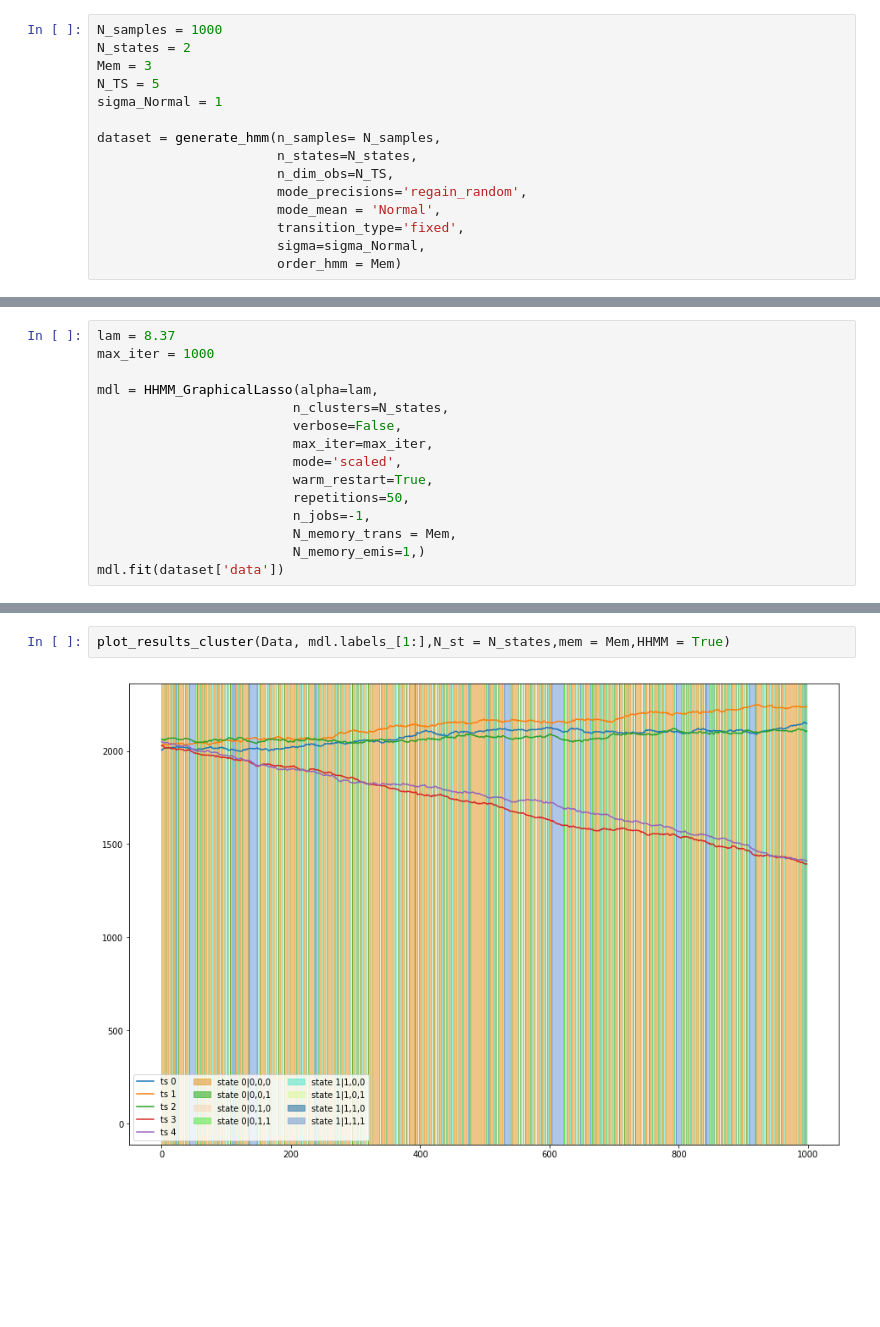
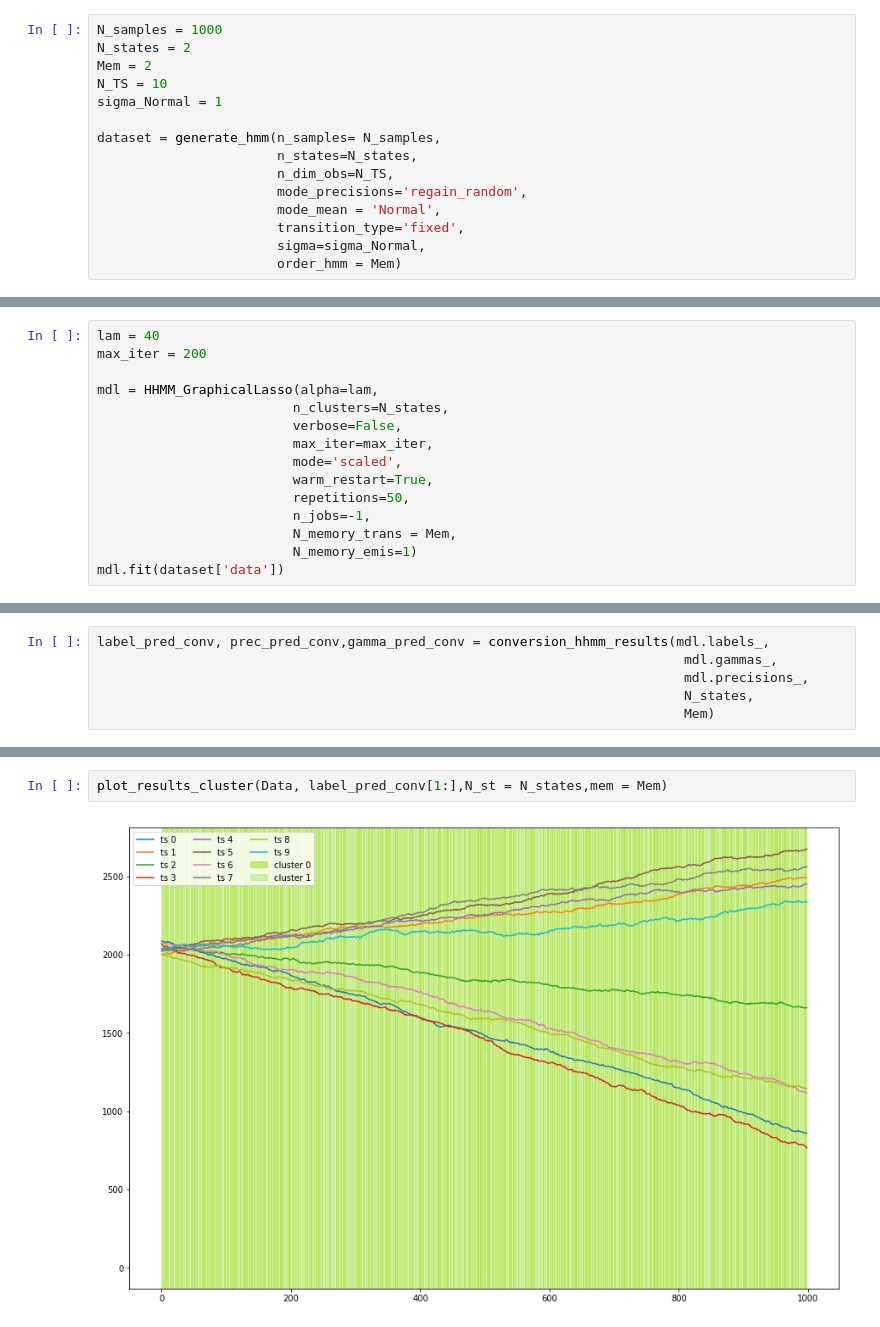
Before and after one commit to vanessadamario/HMM-CHB-MIT, a Jupyter notebook: notebooks/hmm/Test_HHMM (5).ipynb, the cells around one changed output, grey strips where cells are left out. Saved outputs shown, nothing was run; the diff lists cells and outputs as text; blank space fills up the shorter version.

```diff
--- a/notebooks/hmm/Test_HHMM (5).ipynb
+++ b/notebooks/hmm/Test_HHMM (5).ipynb
@@ -14,8 +19,8 @@ from regain.hmm.utils import corr_plot,plot_results_cluster,cov2corr,cluster_ret
 # %%
 N_samples = 1000
 N_states = 2
-Mem = 3
-N_TS = 5
+Mem = 2
+N_TS = 10
 sigma_Normal = 1
 
 dataset = generate_hmm(n_samples= N_samples,
@@ -43,6 +49,6 @@ plt.show()
 # %%
-lam = 8.37
-max_iter = 1000
+lam = 40
+max_iter = 200
 
 mdl = HHMM_GraphicalLasso(alpha=lam,
                          n_clusters=N_states,
@@ -53,6 +59,6 @@ mdl = HHMM_GraphicalLasso(alpha=lam,
                          repetitions=50,
                          n_jobs=-1,
                          N_memory_trans = Mem,
-                         N_memory_emis=1,)
+                         N_memory_emis=1)
 mdl.fit(dataset['data'])
 # %% [output]
@@ -100,0 +69,6 @@ array([0, 1, 2, 3, 4, 6, 7])
+# %%
+label_pred_conv, prec_pred_conv,gamma_pred_conv = conversion_hhmm_results(mdl.labels_,
+                                                                           mdl.gammas_,
+                                                                           mdl.precisions_,
+                                                                           N_states,
+                                                                           Mem)
@@ -101,5 +97,5 @@ array([0, 1, 2, 3, 4, 6, 7])
 # %%
-plot_results_cluster(Data, mdl.labels_[1:],N_st = N_states,mem = Mem,HHMM = True)
+plot_results_cluster(Data, label_pred_conv[1:],N_st = N_states,mem = Mem)
 # %% [output]
-[figure, old version]
+[figure, new version]
 # %%
```
Also changed, not shown: parts of 24 cells of this notebook, 9 other files.
